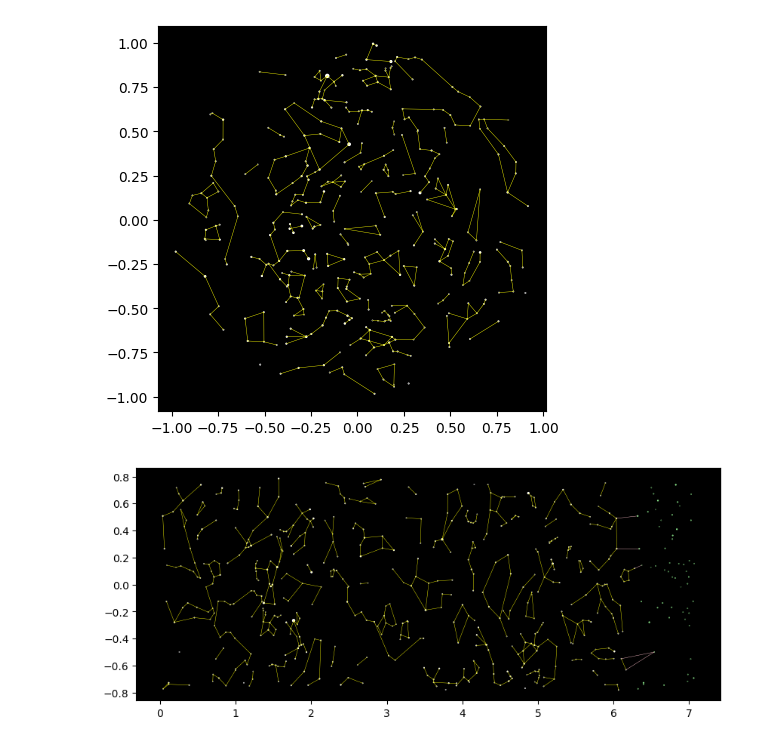
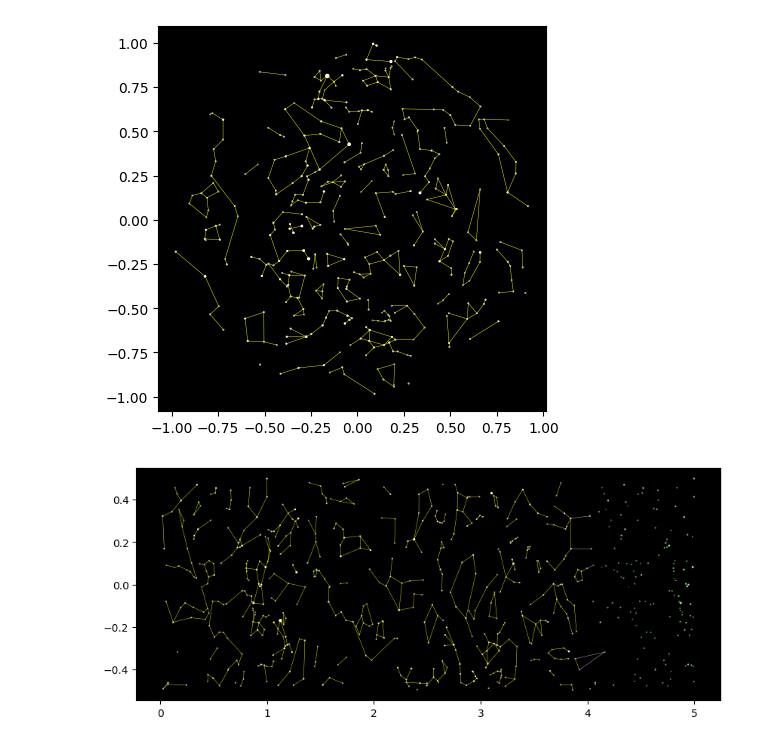
Before and after one commit to fusawa-yugo/Star-Plot, a Jupyter notebook: star_plot/star_plot.ipynb, the cells around one changed output. Cells and saved outputs as stored; diff of their text form; code cells hidden in the pictures.

```diff
--- a/star_plot/star_plot.ipynb
+++ b/star_plot/star_plot.ipynb
@@ -165,6 +165,8 @@ r=1 #半径
 x=r*np.pi*longitude/180
 y=r*np.pi*(-1*latitude+90)/180
 
+x=x*2/np.pi
+y=y*2/np.pi
 make_csv('../star_data/equator.csv',x,y,lum,HIPnum)
 
 
@@ -173,8 +175,8 @@ ex_y=[]
 ex_lum=[]
 ex_HIPnum=[]
 for i in range(len(x)):
-    if x[i]<=np.pi/4:
-        ex_x.append(x[i]+2*np.pi)
+    if x[i]<=1:
+        ex_x.append(x[i]+4)
         ex_y.append(y[i])
         ex_lum.append(lum[i])
         ex_HIPnum.append(HIPnum[i])
@@ -184,38 +186,39 @@ ex_lum=np.array(ex_lum)
 ex_HIPnum=np.array(ex_HIPnum)
 
 ex_size=7*np.exp(-1*(ex_lum+2)*np.log(2))
+
 
 make_csv('../star_data/ex_equator.csv',ex_x,ex_y,ex_lum,ex_HIPnum)
 
 fig, ax = plt.subplots(figsize=(10,4))
 
 ax.patch.set_facecolor('black')
 
 ax.scatter(x,y,s=size,color='white')
 ax.scatter(ex_x,ex_y,s=ex_size,color='lightgreen')
 
 
 for i in range(cnt):
     if dot1[i] in HIPnum and dot2[i] in HIPnum:
         indice1=np.where(HIPnum==dot1[i])
         indice2=np.where(HIPnum==dot2[i])
         x1,x2,y1,y2=x[indice1],x[indice2],y[indice1],y[indice2]
-        if abs(x1-x2)<5:
+        if abs(x1-x2)<3:
             plt.plot((x1,x2),(y1,y2),linewidth=0.3,color='yellow')
 
 for i in range(cnt):
     if (dot1[i] in HIPnum and dot2[i] in ex_HIPnum):
         indice1=np.where(HIPnum==dot1[i])
         indice2=np.where(ex_HIPnum==dot2[i])
         x1,x2,y1,y2=x[indice1],ex_x[indice2],y[indice1],ex_y[indice2]
-        if abs(x1-x2)<5:
+        if abs(x1-x2)<3:
             plt.plot((x1,x2),(y1,y2),linewidth=0.3,color='pink')
     if (dot1[i] in ex_HIPnum and dot2[i] in HIPnum):
         indice1=np.where(ex_HIPnum==dot1[i])
         indice2=np.where(HIPnum==dot2[i])
         x1,x2,y1,y2=ex_x[indice1],x[indice2],ex_y[indice1],y[indice2]
-        if abs(x1-x2)<5:
+        if abs(x1-x2)<3:
             plt.plot((x1,x2),(y1,y2),linewidth=0.3,color='pink')
 plt.show()
 # %% [output]
-[figure, old version]
+[figure, new version]
```
Also changed, not shown: 8 other files.
